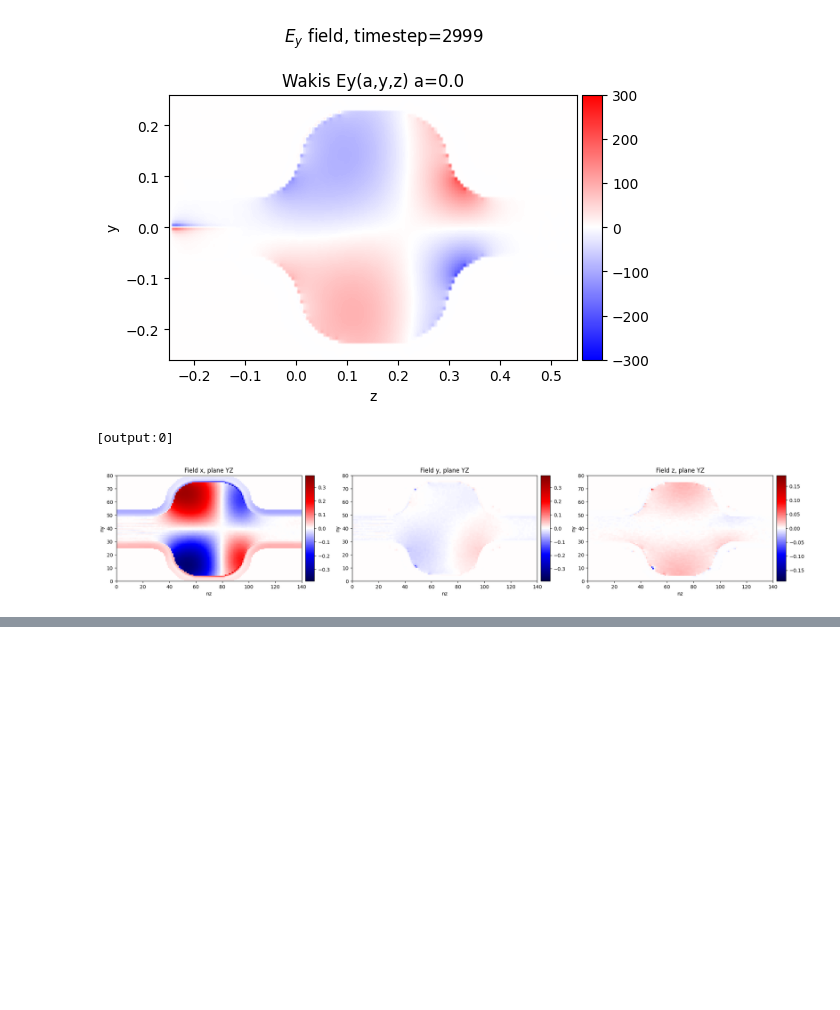
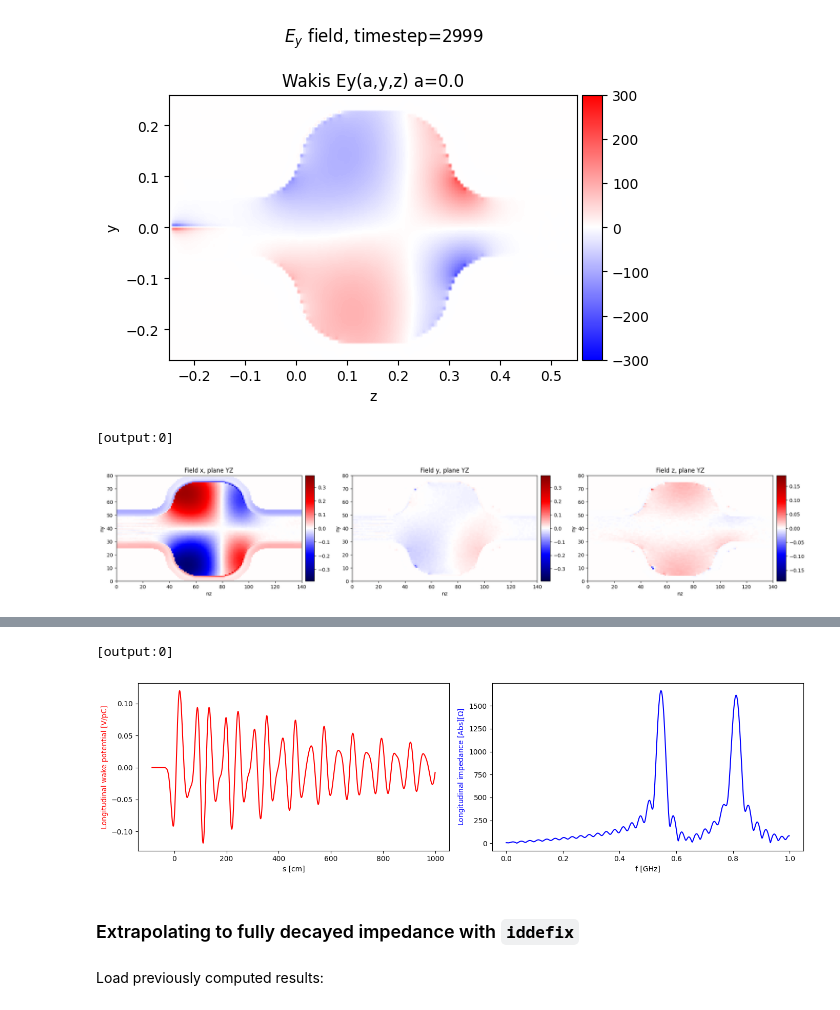
Before and after one commit to ImpedanCEI/wakis, a Jupyter notebook: notebooks/005_MPI_simulation.ipynb, the cells around one changed output, grey strips where cells are left out. Saved outputs shown, nothing was run; the diff lists cells and outputs as text; code cells hidden in the pictures; blank space fills up the shorter version.

Commit message:
feature: add wakefield simulation to MPI example and extrapolation to fully decayed

```diff
--- a/notebooks/005_MPI_simulation.ipynb
+++ b/notebooks/005_MPI_simulation.ipynb
@@ -264,0 +273,24 @@ if rank == 0:
+# %%
+%%px
+# ------------ Beam source ----------------
+# Beam parameters
+sigmaz = 10e-2      #[m] -> 2 GHz
+q = 1e-9            #[C]
+beta = 1.0          # beam beta
+xs = 0.             # x source position [m]
+ys = 0.             # y source position [m]
+xt = 0.             # x test position [m]
+yt = 0.             # y test position [m]
+# [DEFAULT] tinj = 8.53*sigmaz/c_light  # injection time offset [s]
+
+
+# ----------- Solver  setup  ----------
+# Wakefield post-processor
+wakelength = 10. # [m] -> Partially decayed
+skip_cells = 10   # no. cells to skip at zlo/zhi for wake integration
+results_folder = '005_results/'
+wake = WakeSolver(q=q, sigmaz=sigmaz, beta=beta,
+                xsource=xs, ysource=ys, xtest=xt, ytest=yt,
+                skip_cells=10,
+                results_folder=results_folder,
+                Ez_file=results_folder+'Ez.h5',)
@@ -264,0 +314,18 @@ if rank == 0:
+# %%
+%%px
+if solver.rank == 0:
+    fig, ax = plt.subplots(1,2, figsize=[14,4], dpi=100)
+    ax[0].plot(wake.s*1e2, wake.WP, c='r', lw=1.5, label='Wakis')
+    ax[0].set_xlabel('s [cm]')
+    ax[0].set_ylabel('Longitudinal wake potential [V/pC]', color='r')
+
+    ax[1].plot(wake.f*1e-9, np.abs(wake.Z), c='b', lw=1.5, label='Wakis')
+    ax[1].set_xlabel('f [GHz]')
+    ax[1].set_ylabel('Longitudinal impedance [Abs][$\Omega$]', color='b')
+
+    fig.tight_layout()
+# %% [output]
+[output:0]
+[figure, added]
+# %% [markdown]
+### Extrapolating to fully decayed impedance with `iddefix`
@@ -264,0 +341,2 @@ if rank == 0:
+# %% [markdown]
+Load previously computed results:
```
Also changed, not shown: parts of 21 cells of this notebook.
